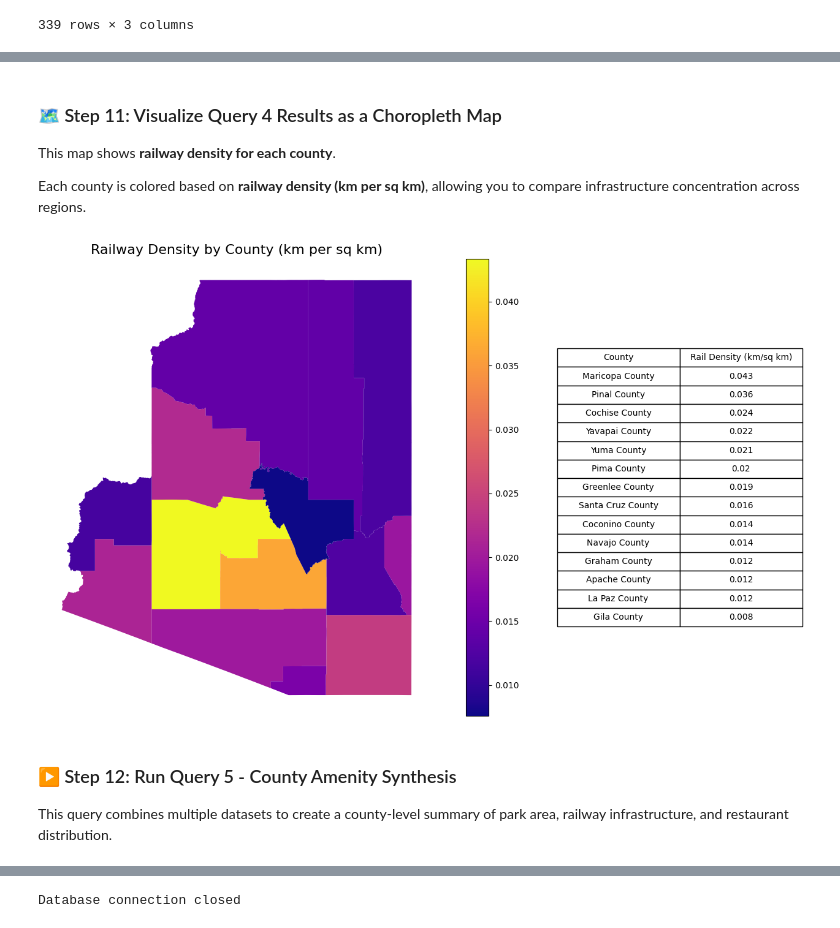
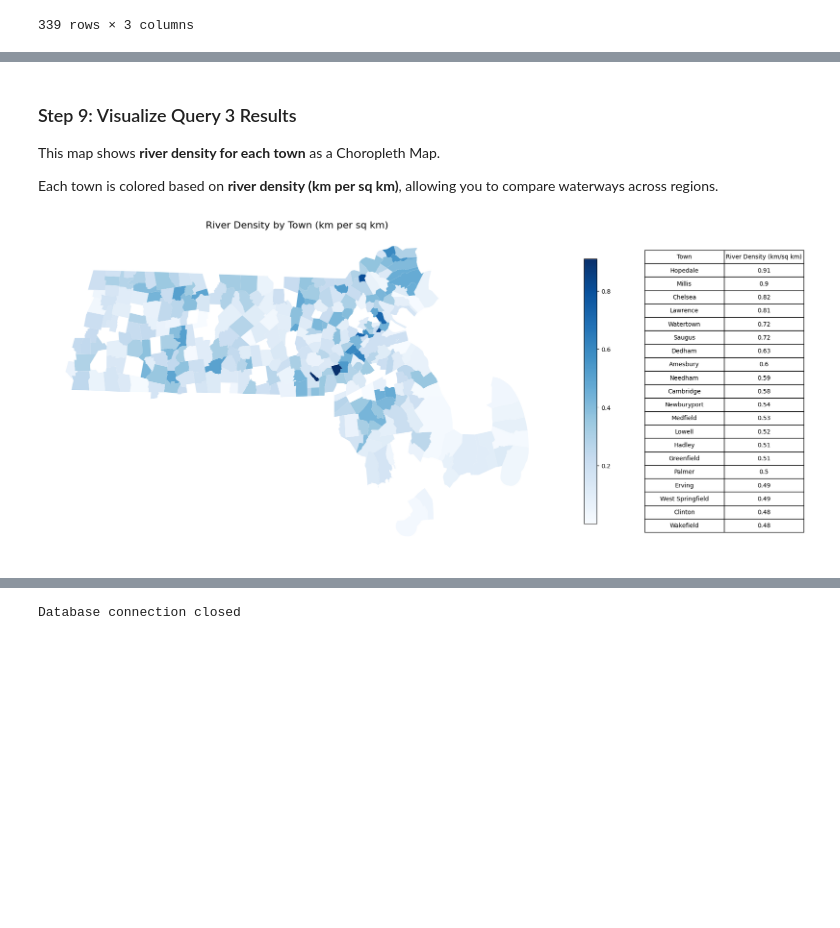
Before and after one commit to laurbolton/gist604b-osm-postgis-sp26, a Jupyter notebook: notebooks/osm_postgis_massachusetts.ipynb, the cells around one changed output, grey strips where cells are left out. Cells and saved outputs as stored; diff of their text form; code cells hidden in the pictures; blank space fills up the shorter version.

```diff
--- a/notebooks/osm_postgis_massachusetts.ipynb
+++ b/notebooks/osm_postgis_massachusetts.ipynb
@@ -294,5 +275,5 @@ This query identifies streets (cycleways) with the highest number of restaurants
 # %%
-query_3_file = Path("../sql/massachusetts/03_osm_river_density_by_county.sql")
+query_3_file = Path("../sql/massachusetts/03_osm_river_density_by_town.sql")
 
 # Read SQL query from file
 query_3_sql = query_3_file.read_text(encoding="utf-8")
@@ -324,58 +303,57 @@ except Exception as e:
 # %% [markdown]
-### 🗺️ Step 11: Visualize Query 4 Results as a Choropleth Map
+### Step 9: Visualize Query 3 Results
 
-This map shows **railway density for each county**.
+This map shows **river density for each town** as a Choropleth Map.
 
-Each county is colored based on **railway density (km per sq km)**, allowing you to compare infrastructure concentration across regions.
+Each town is colored based on **river density (km per sq km)**, allowing you to compare waterways across regions.
 # %%
-viz_column = "rail_density_km_per_sq_km"
+viz_column = "river_density_km_per_sq_km"
 
-# Select columns for the table
+# Select columns for the table - filter to top 20 for readability
 table_df = (
-    query_4_results[["county_name", viz_column]]
+    query_3_results[["town_name", viz_column]]
     .sort_values(viz_column, ascending=False)
+    .head(20)
     .copy()
 )
 
-table_df[viz_column] = table_df[viz_column].round(3)
+table_df[viz_column] = table_df[viz_column].round(2)
 
 fig, (ax_map, ax_table) = plt.subplots(
     1, 2,
-    figsize=(16, 8),
-    gridspec_kw={"width_ratios": [3, 1]}
+    figsize=(18, 8),
+    gridspec_kw={"width_ratios": [4, 1]}
 )
 
 # Map
-query_4_results.plot(
+query_3_results.plot(
     column=viz_column,
     legend=True,
     ax=ax_map,
-    vmin=query_4_results[viz_column].min(),
-    vmax=query_4_results[viz_column].max(),
-    cmap="plasma"
+    vmin=query_3_results[viz_column].min(),
+    vmax=query_3_results[viz_column].max(),
+    cmap="Blues",
+    legend_kwds={"shrink": 0.8}
 )
 
-ax_map.set_title("Railway Density by County (km per sq km)", fontsize=16)
+ax_map.set_title("River Density by Town (km per sq km)", fontsize=16)
 ax_map.set_axis_off()
+
 
 # Table
 ax_table.axis("off")
 tbl = ax_table.table(
     cellText=table_df.values,
-    colLabels=["County", "Rail Density (km/sq km)"],
+    colLabels=["Town", "River Density (km/sq km)"],
     loc="center",
     cellLoc="center"
 )
 
 tbl.auto_set_font_size(False)
 tbl.set_fontsize(10)
 tbl.scale(1, 1.5)
 
 plt.tight_layout()
 plt.show()
 # %% [output]
-[figure, old version]
+[figure, new version]
-# %% [markdown]
-### ▶️ Step 12: Run Query 5 - County Amenity Synthesis
-
-This query combines multiple datasets to create a county-level summary of park area, railway infrastructure, and restaurant distribution.
```
Also changed, not shown: parts of 21 cells of this notebook, 1 other file.
